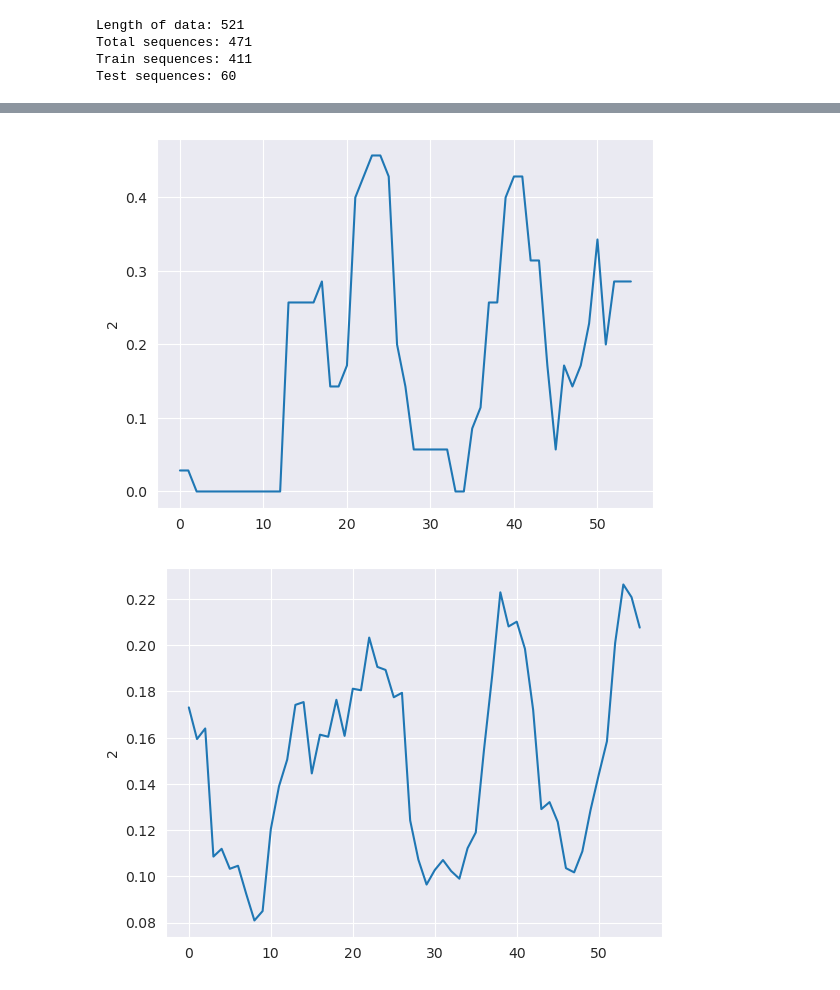
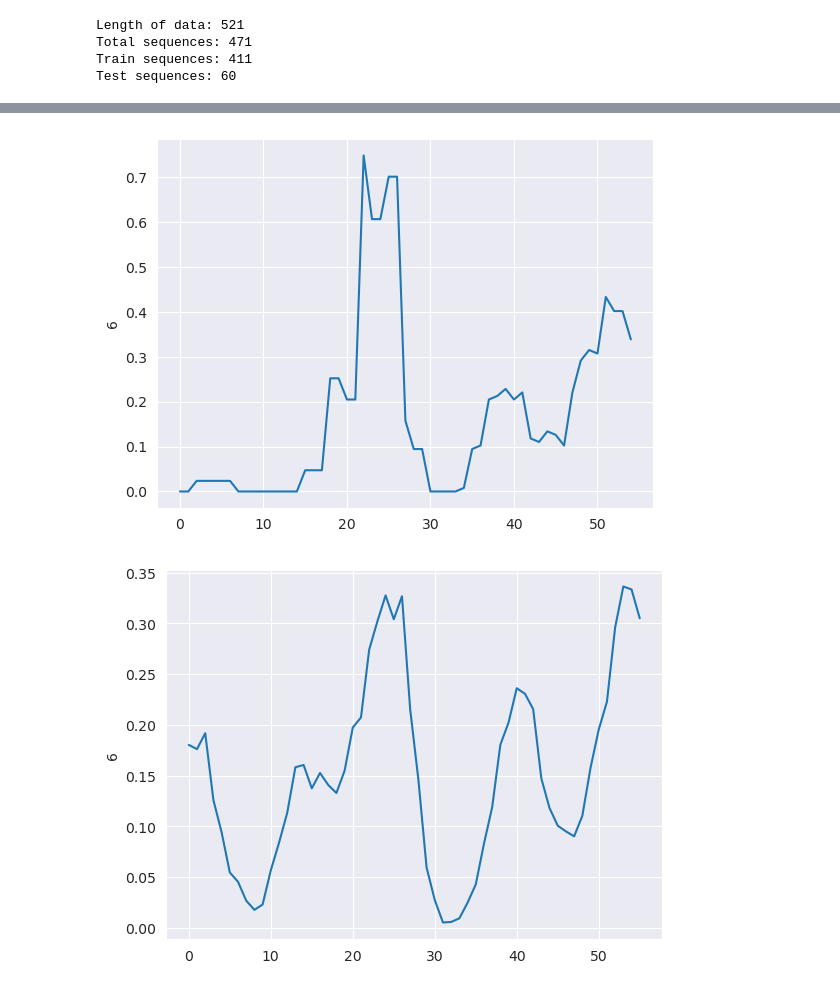
Before and after one commit to NateTheGreat001/tu_medical, a Jupyter notebook: playground.ipynb, the cells around one changed output, grey strips where cells are left out. Drawn from its saved outputs; the diff is of its cells as text; code cells hidden in the pictures.

```diff
--- a/playground.ipynb
+++ b/playground.ipynb
@@ -45,7 +41,7 @@ E000823.5.7        0        0        0        0        0        0        0
 [5 rows x 7244 columns]
 # %%
 # get rid of features that are way too sparse
-zero_values_percentage_cutoff = .8
+zero_values_percentage_cutoff = .9
 
 zero_counts = pd.Series([sum(df[col] == 0) for col in df.columns], index=df.columns)
 zero_pcts = zero_counts / len(df)
@@ -374,14 +360,14 @@ y_pred_df
 # %%
-target_taxa = 2
+target_taxa = 6
 
 sns.lineplot(y_test_df[target_taxa])
 plt.show()
 
 sns.lineplot(y_pred_df[target_taxa])
 plt.show()
 # %% [output]
-[figure, old version]
+[figure, new version]
-[figure, old version]
+[figure, new version]
 # %%
 def calculate_errors(y_pred_df, y_test_df):
 
```
Also changed, not shown: parts of 11 cells of this notebook, 1 other file.
